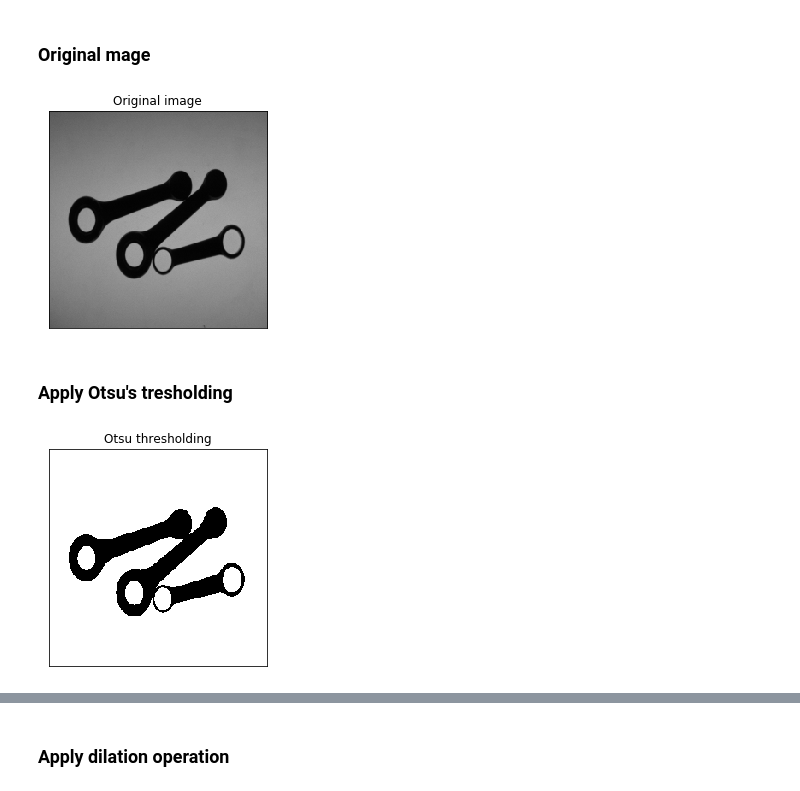
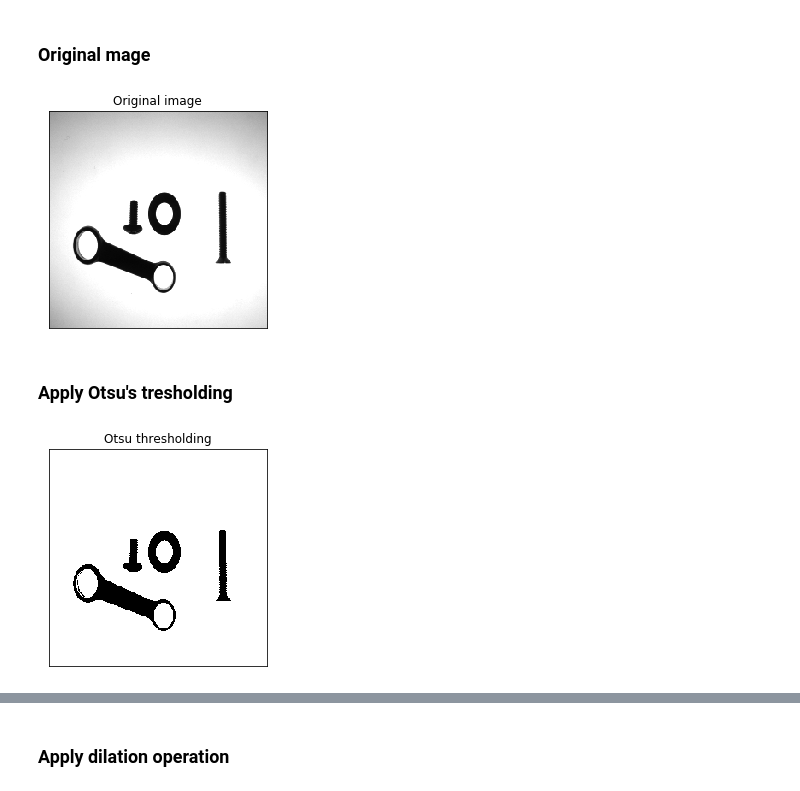
Before and after one commit to pptr3/connecting-rods, a Jupyter notebook: Connecting Rods.ipynb, the cells around one changed output, grey strips where cells are left out. Saved outputs shown, nothing was run; the diff lists cells and outputs as text; code cells hidden in the pictures.

```diff
--- a/Connecting Rods.ipynb
+++ b/Connecting Rods.ipynb
@@ -5,24 +5,22 @@
 # %%
 import cv2 as cv
 import numpy as np
 from matplotlib import pyplot as plt
 plt.figure(figsize=(4,4))
 
-original_img = cv.imread('testImages/TESI51.BMP', 0)
+original_img = cv.imread('testImages/TESI49.BMP', 0)
 img = original_img.copy()
 plt.imshow(img, cmap='gray',vmin=0,vmax=255)
 plt.title('Original image'), plt.xticks([]), plt.yticks([])
 plt.show()
 # %% [output]
-[figure, old version]
+[figure, new version]
 # %% [markdown]
 ### Apply Otsu's tresholding
 # %%
-plt.figure(figsize=(4,4))
-
 ret, imgf = cv.threshold(img, 0, 255, cv.THRESH_BINARY+cv.THRESH_OTSU)
 plt.imshow(imgf,cmap = 'gray')
 plt.title('Otsu thresholding'), plt.xticks([]), plt.yticks([])
 plt.show()
 # %% [output]
-[figure, old version]
+[figure, new version]
```
Also changed, not shown: parts of 9 cells of this notebook.
